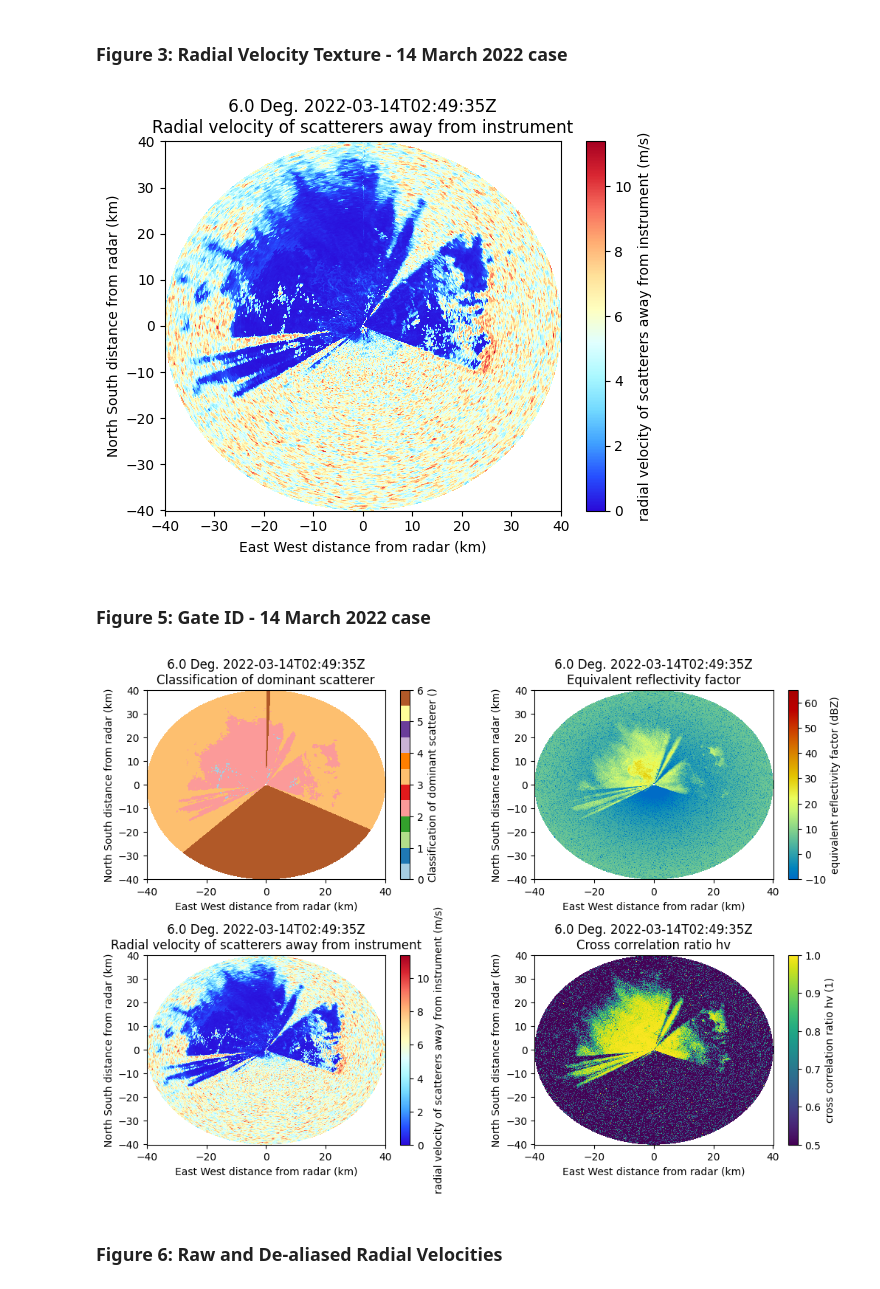
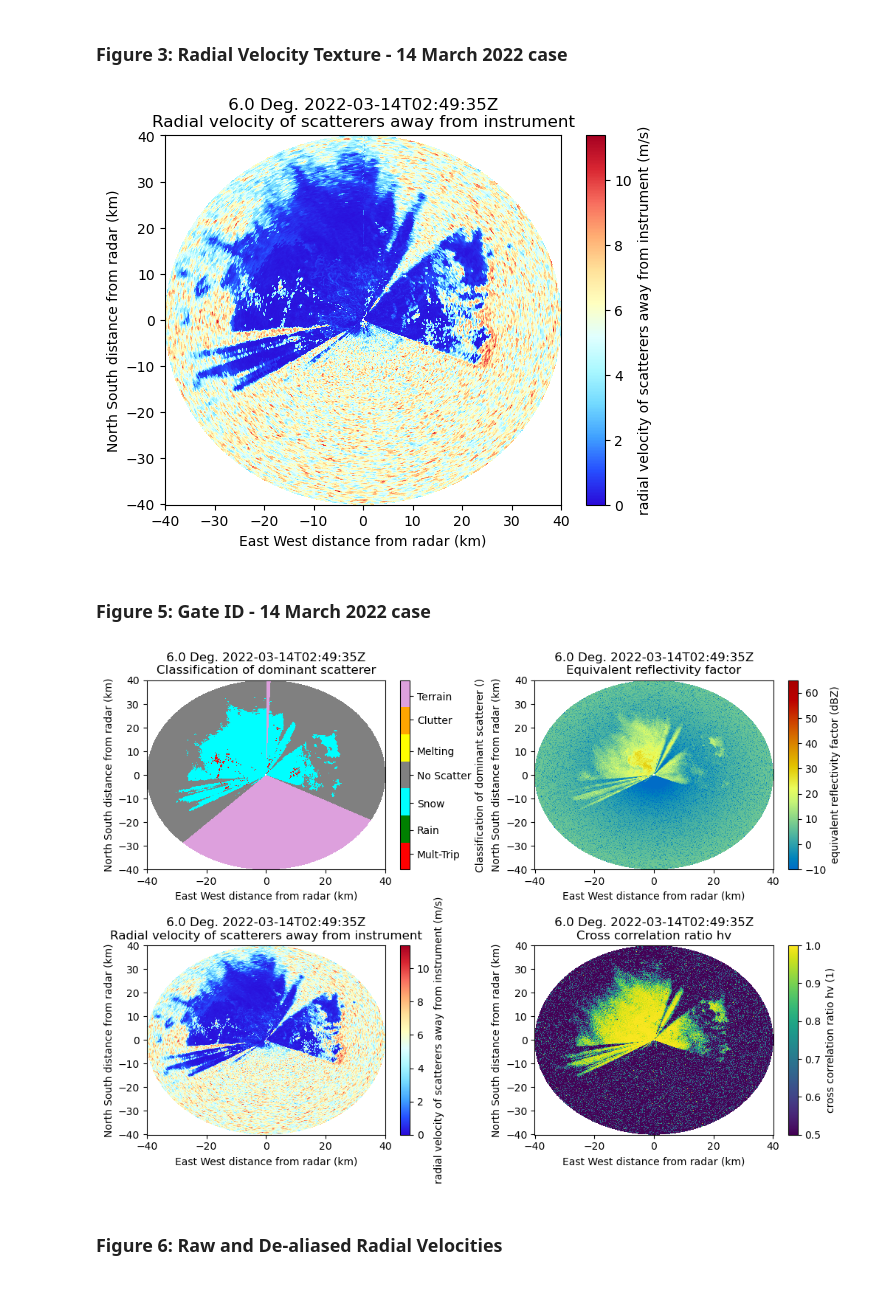
Before and after one commit to mgrover1/sail-xprecip-radar, a Jupyter notebook: notebooks/documentation/cmac2_technical_document.ipynb, the cells around one changed output. Cells and saved outputs as stored; diff of their text form; code cells hidden in the pictures.

```diff
--- a/notebooks/documentation/cmac2_technical_document.ipynb
+++ b/notebooks/documentation/cmac2_technical_document.ipynb
@@ -54,30 +63,40 @@ Data variables: (12/46)
 # %% [markdown]
 ### Figure 3: Radial Velocity Texture - 14 March 2022 case
 # %%
-radar = pyart.io.read(DATA_DIR + CASE_FILE)
+fig, axs = plt.subplots(1, 1)
+
 display = pyart.graph.RadarDisplay(radar)
 display.plot('velocity_texture', sweep=3, vmin=0, cmap='pyart_BuDRd12')
+
+# save the figure
+plt.savefig('xprecipradar_cmac2_velocity_texture.png')
 # %% [output]
-[figure, old version]
+[figure, new version]
 # %% [markdown]
 ### Figure 5: Gate ID - 14 March 2022 case
 # %%
 fig, axs = plt.subplots(2, 2, figsize=[12, 8])
 plt.subplots_adjust(wspace=0.3, hspace=0.4)
 
 # Gate ID
-px1 = display.plot('gate_id', sweep=3, cmap='Paired', ax=axs[0, 0])
+ncmap = colors.ListedColormap(["red", "green", "aqua", "gray", "yellow", "orange", "plum"])
+labels = ["Mult-Trip", "Rain", "Snow", "No Scatter", "Melting", "Clutter", "Terrain"]
+nticks = [0.5, 1.25, 2.1, 3.0, 3.75, 4.75, 5.5]
+display.plot('gate_id', sweep=3, cmap=ncmap, ax=axs[0, 0], ticklabs=labels[:], ticks=np.array(nticks))
 
 # Equvialent Radar Reflectivity Factor
 display.plot('DBZ', sweep=3, cmap='pyart_HomeyerRainbow', ax=axs[0, 1])
 
 # Radial Velocity
 display.plot('velocity_texture', sweep=3, vmin=0, cmap='pyart_BuDRd12', ax=axs[1, 0])
 
 # Correlation Coefficient
 display.plot('RHOHV', sweep=3, ax=axs[1, 1], vmin=0.5, vmax=1.0)
+
+# Save the fig
+plt.savefig('xprecipradar_cmac2_multipanel.png')
 # %% [output]
-[figure, old version]
+[figure, new version]
 # %% [markdown]
 ### Figure 6: Raw and De-aliased Radial Velocities
 # %%
```
Also changed, not shown: parts of 8 cells of this notebook.
